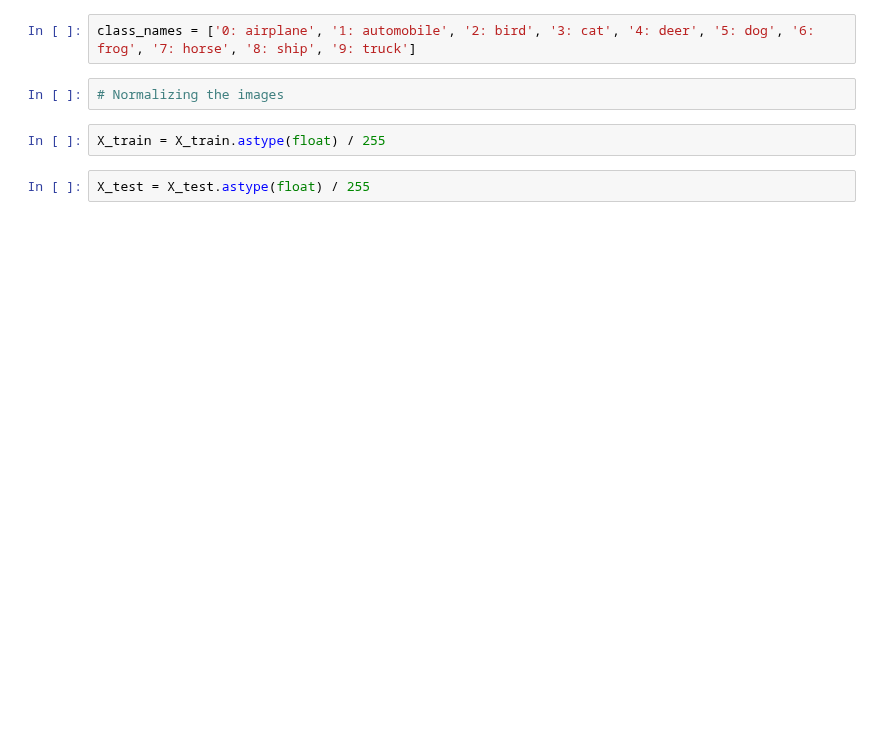
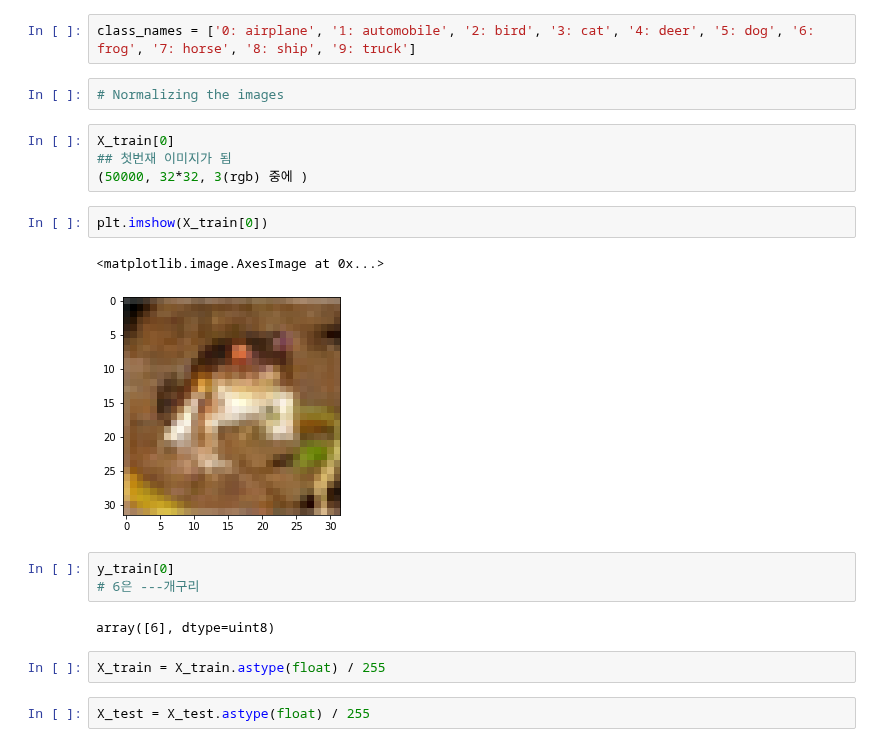
Before and after one commit to terrificmn/codingClass, a Jupyter notebook: data-vision-school/day16/31 Building Convolutional Neural Networks (CNNs).ipynb, the cells around one changed output. Cells and saved outputs as stored; diff of their text form; blank space fills up the shorter version.

Commit message:
Title study on 02Mar Description Studied CNN, image_generator, func. learning_curve 차트 php Laravel, larable-blade

```diff
--- a/data-vision-school/day16/31 Building Convolutional Neural Networks (CNNs).ipynb
+++ b/data-vision-school/day16/31 Building Convolutional Neural Networks (CNNs).ipynb
@@ -27,6 +30,20 @@ from tensorflow.keras.datasets import cifar10
 class_names = ['0: airplane', '1: automobile', '2: bird', '3: cat', '4: deer', '5: dog', '6: frog', '7: horse', '8: ship', '9: truck']
 # %%
 # Normalizing the images
+# %%
+X_train[0]
+## 첫번재 이미지가 됨
+(50000, 32*32, 3(rgb) 중에 )
+# %%
+plt.imshow(X_train[0])
+# %% [output]
+<matplotlib.image.AxesImage at 0x...>
+[figure, added]
+# %%
+y_train[0]
+# 6은 ---개구리
+# %% [output]
+array([6], dtype=uint8)
 # %%
 X_train = X_train.astype(float) / 255
 # %%
```
Also changed, not shown: parts of 27 cells of this notebook, 8 other files.
